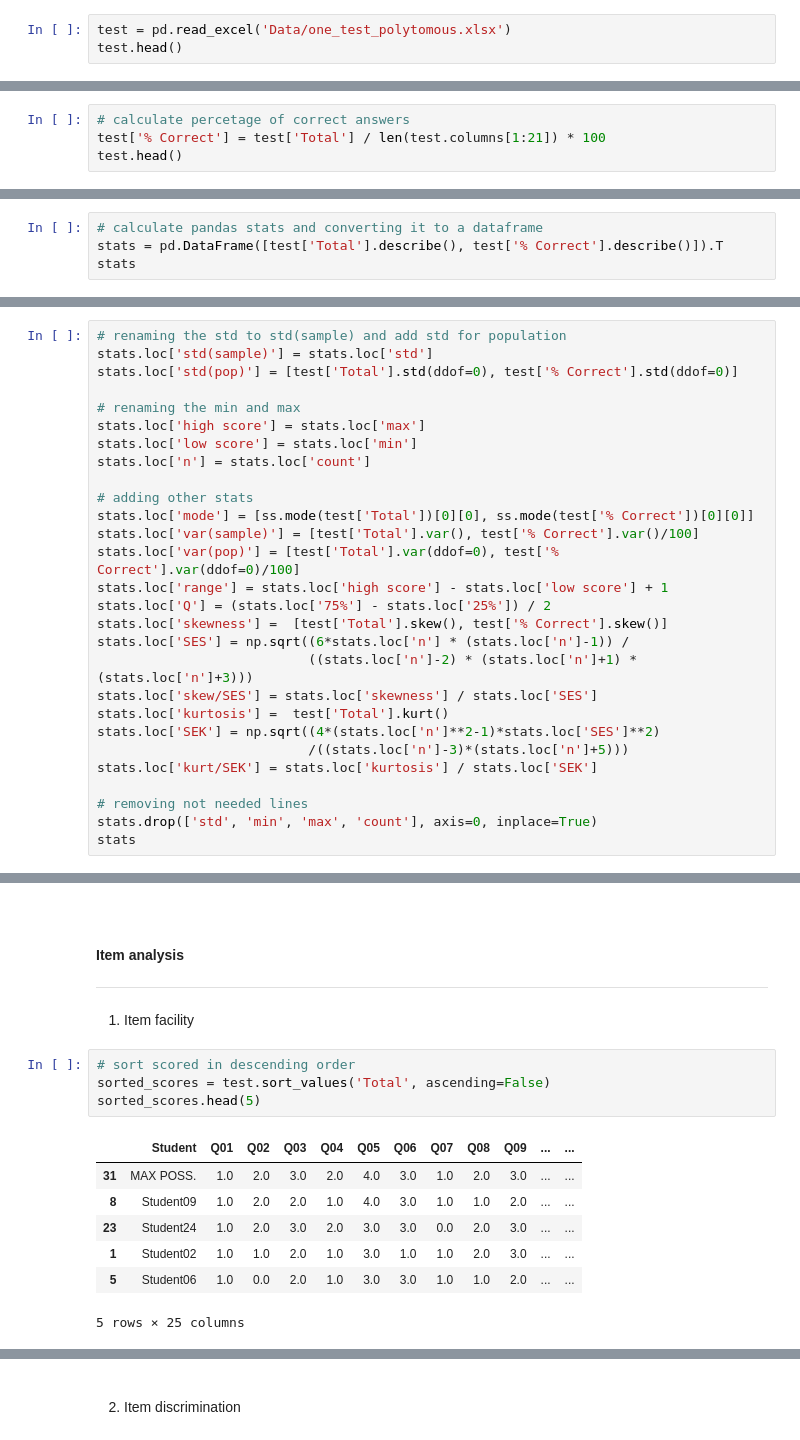
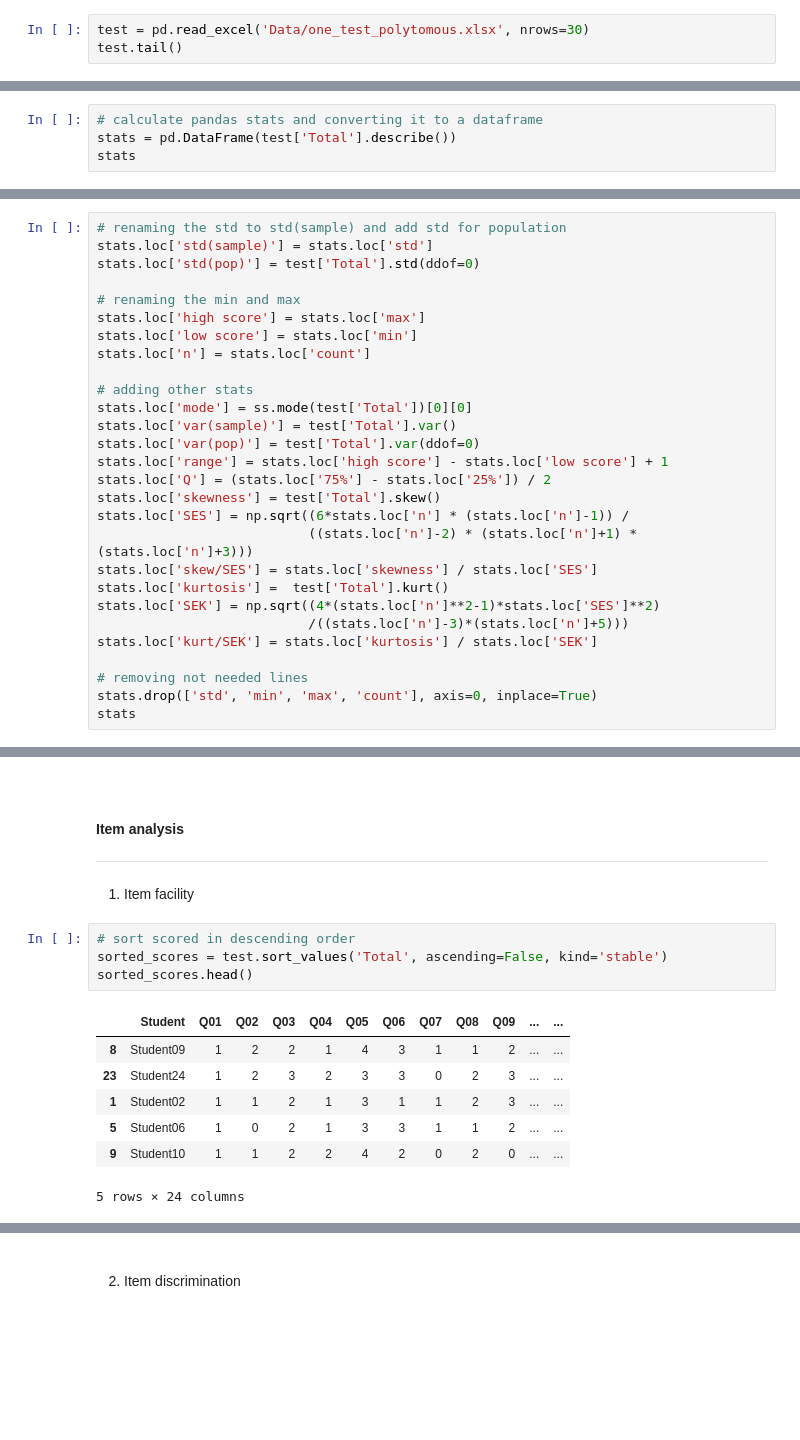
Before and after one commit to olgarozhdestvina/Data-Science-and-Machine-Learning, a Jupyter notebook: Data analytics/Language tests/One test polytomous analysis NRT.ipynb, the cells around one changed output, grey strips where cells are left out. Saved outputs shown, nothing was run; the diff lists cells and outputs as text; blank space fills up the shorter version.

```diff
--- a/Data analytics/Language tests/One test polytomous analysis NRT.ipynb
+++ b/Data analytics/Language tests/One test polytomous analysis NRT.ipynb
@@ -26,7 +26,7 @@ plt.rcParams['figure.figsize'] = (14,5)
 #### Load the data
 ___
 # %%
-test = pd.read_excel('Data/one_test_polytomous.xlsx')
-test.head()
+test = pd.read_excel('Data/one_test_polytomous.xlsx', nrows=30)
+test.tail()
 # %% [output]
 |  | Student | Q01 | Q02 | Q03 | Q04 | Q05 | Q06 | Q07 | Q08 | Q09 | ... | ... |
@@ -73,5 +81 @@ test.head()
 5 rows × 22 columns
-# %%
-# calculate percetage of correct answers
-test['% Correct'] = test['Total'] / len(test.columns[1:21]) * 100
-test.head()
@@ -90,6 +96,6 @@ test.head()
 ___
 # %%
 # calculate pandas stats and converting it to a dataframe
-stats = pd.DataFrame([test['Total'].describe(), test['% Correct'].describe()]).T
+stats = pd.DataFrame(test['Total'].describe())
 stats
 # %% [output]
@@ -105,7 +111,7 @@ stats
 # %%
 # renaming the std to std(sample) and add std for population
 stats.loc['std(sample)'] = stats.loc['std']
-stats.loc['std(pop)'] = [test['Total'].std(ddof=0), test['% Correct'].std(ddof=0)]
+stats.loc['std(pop)'] = test['Total'].std(ddof=0)
 
 # renaming the min and max
 stats.loc['high score'] = stats.loc['max']
@@ -113,12 +119,12 @@ stats.loc['low score'] = stats.loc['min']
 stats.loc['n'] = stats.loc['count']
 
 # adding other stats
-stats.loc['mode'] = [ss.mode(test['Total'])[0][0], ss.mode(test['% Correct'])[0][0]]
-stats.loc['var(sample)'] = [test['Total'].var(), test['% Correct'].var()/100]
-stats.loc['var(pop)'] = [test['Total'].var(ddof=0), test['% Correct'].var(ddof=0)/100]
+stats.loc['mode'] = ss.mode(test['Total'])[0][0]
+stats.loc['var(sample)'] = test['Total'].var()
+stats.loc['var(pop)'] = test['Total'].var(ddof=0)
 stats.loc['range'] = stats.loc['high score'] - stats.loc['low score'] + 1
 stats.loc['Q'] = (stats.loc['75%'] - stats.loc['25%']) / 2
-stats.loc['skewness'] =  [test['Total'].skew(), test['% Correct'].skew()]
+stats.loc['skewness'] = test['Total'].skew()
 stats.loc['SES'] = np.sqrt((6*stats.loc['n'] * (stats.loc['n']-1)) /
                            ((stats.loc['n']-2) * (stats.loc['n']+1) * (stats.loc['n']+3)))
 stats.loc['skew/SES'] = stats.loc['skewness'] / stats.loc['SES']
@@ -244,15 +250,15 @@ ___
 1. Item facility
 # %%
 # sort scored in descending order
-sorted_scores = test.sort_values('Total', ascending=False)
-sorted_scores.head(5)
+sorted_scores = test.sort_values('Total', ascending=False, kind='stable')
+sorted_scores.head()
 # %% [output]
 |  | Student | Q01 | Q02 | Q03 | Q04 | Q05 | Q06 | Q07 | Q08 | Q09 | ... | ... |
-| 31 | MAX POSS. | 1.0 | 2.0 | 3.0 | 2.0 | 4.0 | 3.0 | 1.0 | 2.0 | 3.0 | ... | ... |
-| 8 | Student09 | 1.0 | 2.0 | 2.0 | 1.0 | 4.0 | 3.0 | 1.0 | 1.0 | 2.0 | ... | ... |
-| 23 | Student24 | 1.0 | 2.0 | 3.0 | 2.0 | 3.0 | 3.0 | 0.0 | 2.0 | 3.0 | ... | ... |
-| 1 | Student02 | 1.0 | 1.0 | 2.0 | 1.0 | 3.0 | 1.0 | 1.0 | 2.0 | 3.0 | ... | ... |
-| 5 | Student06 | 1.0 | 0.0 | 2.0 | 1.0 | 3.0 | 3.0 | 1.0 | 1.0 | 2.0 | ... | ... |
+| 8 | Student09 | 1 | 2 | 2 | 1 | 4 | 3 | 1 | 1 | 2 | ... | ... |
+| 23 | Student24 | 1 | 2 | 3 | 2 | 3 | 3 | 0 | 2 | 3 | ... | ... |
+| 1 | Student02 | 1 | 1 | 2 | 1 | 3 | 1 | 1 | 2 | 3 | ... | ... |
+| 5 | Student06 | 1 | 0 | 2 | 1 | 3 | 3 | 1 | 1 | 2 | ... | ... |
+| 9 | Student10 | 1 | 1 | 2 | 2 | 4 | 2 | 0 | 2 | 0 | ... | ... |
-5 rows × 25 columns
+5 rows × 24 columns
 # %%
 # calculate total IF, upper and lower IF for each quize
```
Also changed, not shown: parts of 23 cells of this notebook, 5 other files.
